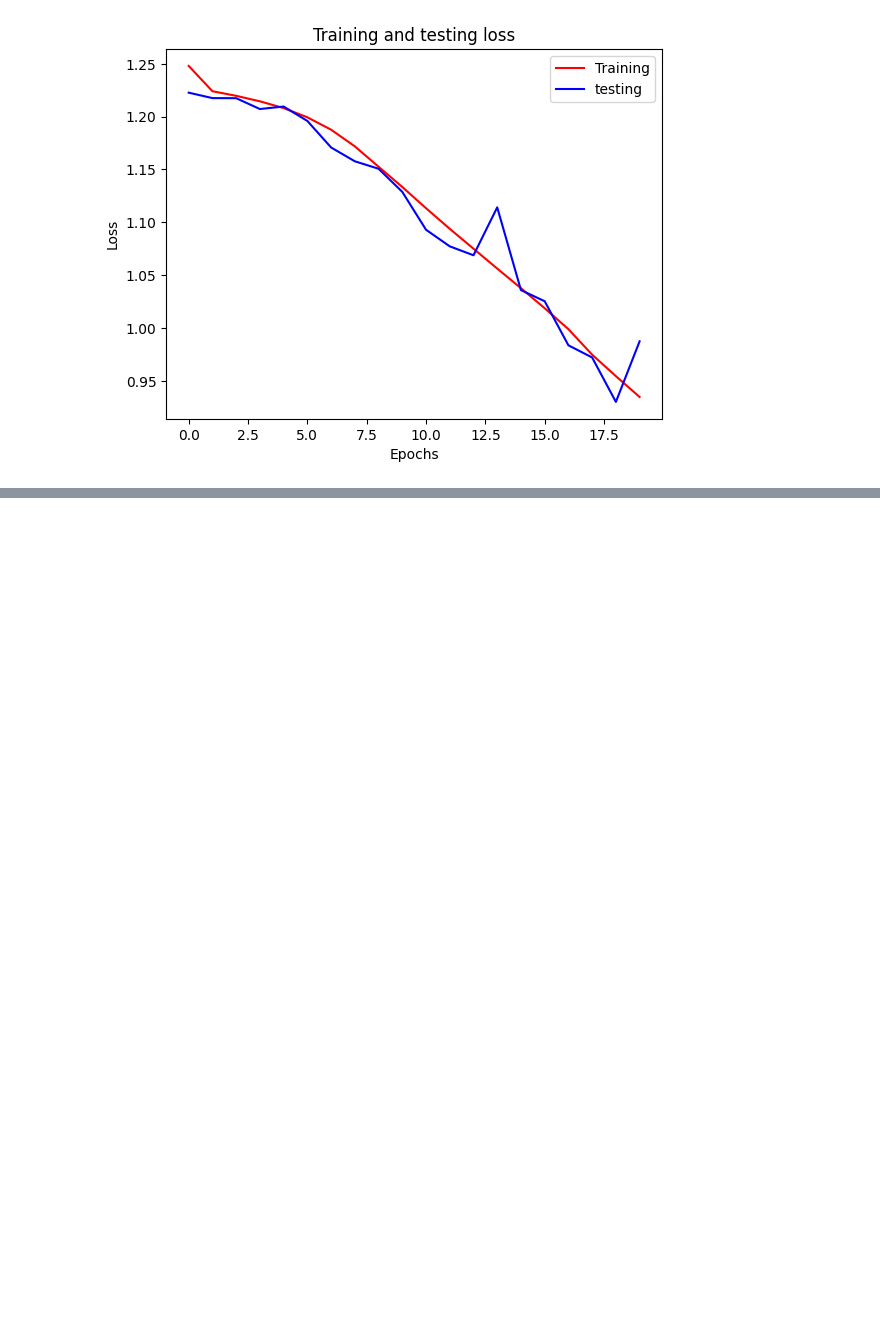
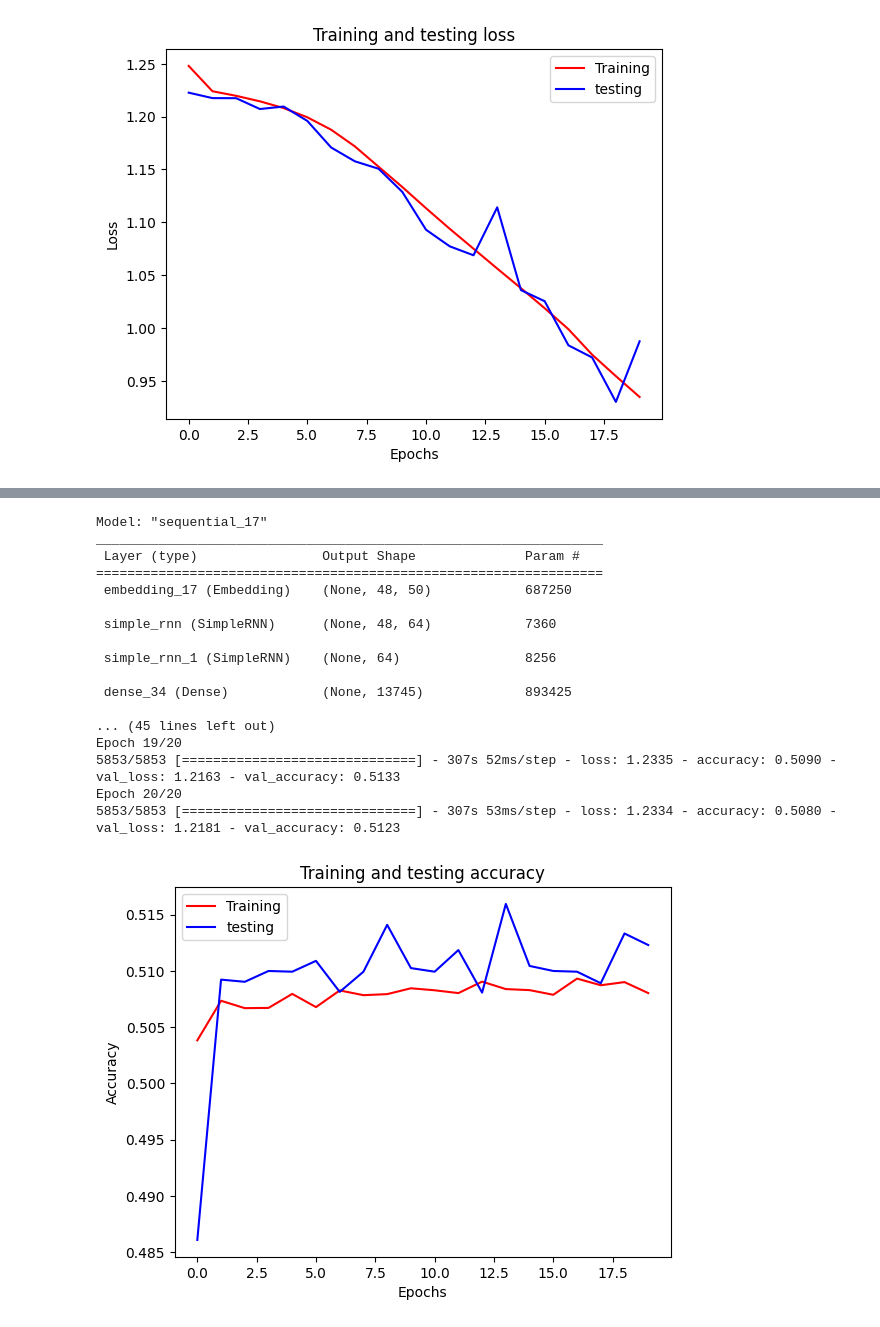
Before and after one commit to F3mte/NLP-projekt, a Jupyter notebook: main.ipynb, the cells around one changed output, grey strips where cells are left out. Cells and saved outputs as stored; diff of their text form; code cells hidden in the pictures; blank space fills up the shorter version.

```diff
--- a/main.ipynb
+++ b/main.ipynb
@@ -767,0 +875,39 @@ plot_accuracies(history)
+# %%
+model_name = 'architecture_RNN'
+model = create_model(architecture='RNN',
+                     optimizer=best_optimizer,
+                     lr=best_lr)
+# checkpoint callback to save best model during hyper-parameters tuning step
+checkpoint = ModelCheckpoint(f"hyperpara_tuning\\{model_name}.keras", monitor='val_accuracy', save_best_only=True, mode='max')
+# fit model
+history = model.fit(X_train,
+                    y_train,
+                    validation_data=(X_val, y_val),
+                    epochs=20,
+                    batch_size=best_batch_size,
+                    callbacks=[checkpoint],
+                    verbose=1)
+# save history
+with open(f"hyperpara_tuning\\{model_name}_history.pkl", 'wb') as file_pi:
+    pickle.dump(history.history, file_pi)
+# display results
+plot_accuracies(history)
+# %% [output]
+Model: "sequential_17"
+_________________________________________________________________
+ Layer (type)                Output Shape              Param #
+=================================================================
+ embedding_17 (Embedding)    (None, 48, 50)            687250
+
+ simple_rnn (SimpleRNN)      (None, 48, 64)            7360
+
+ simple_rnn_1 (SimpleRNN)    (None, 64)                8256
+
+ dense_34 (Dense)            (None, 13745)             893425
+
+... (45 lines left out)
+Epoch 19/20
+5853/5853 [==============================] - 307s 52ms/step - loss: 1.2335 - accuracy: 0.5090 - val_loss: 1.2163 - val_accuracy: 0.5133
+Epoch 20/20
+5853/5853 [==============================] - 307s 53ms/step - loss: 1.2334 - accuracy: 0.5080 - val_loss: 1.2181 - val_accuracy: 0.5123
+[figure, added]
```
Also changed, not shown: parts of 11 cells of this notebook, 10 other files.
